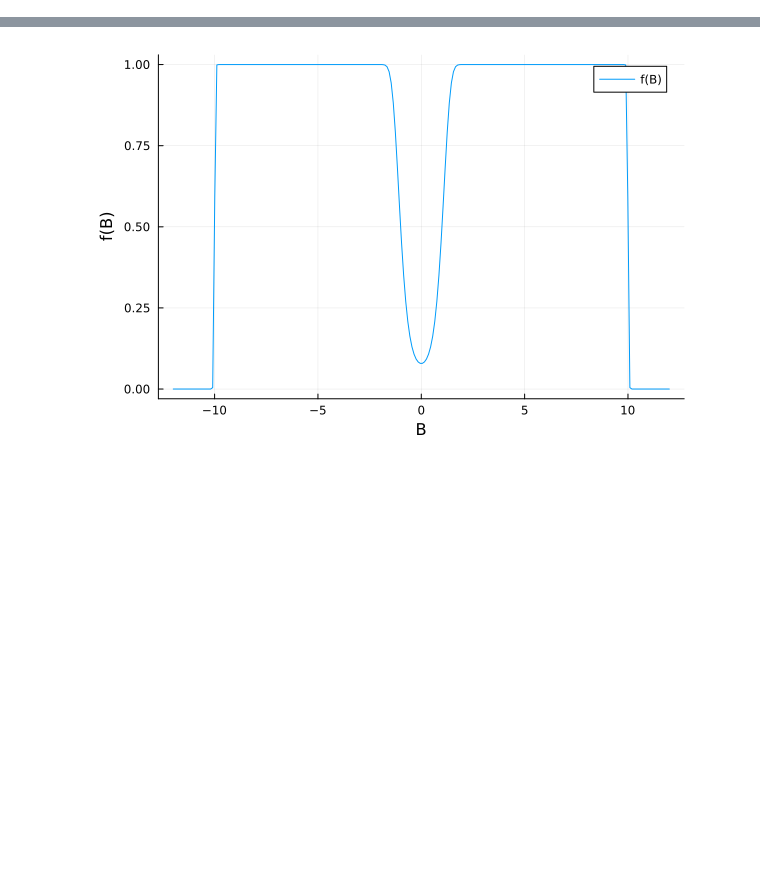
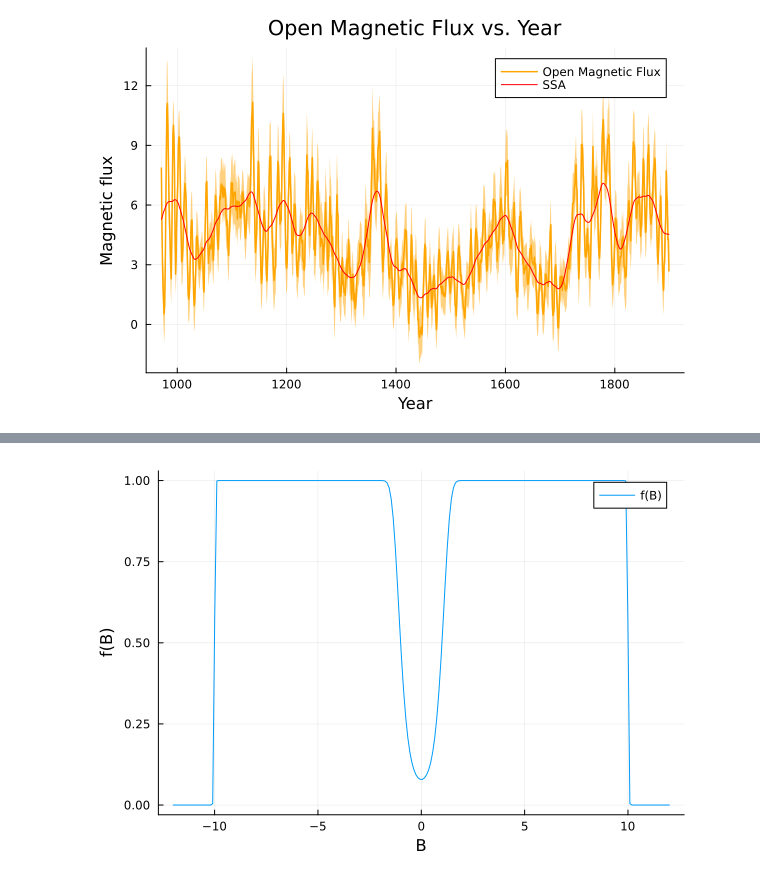
Before and after one commit to Kallo27/LCP_B, a Jupyter notebook: Project/prova.ipynb, the cells around one changed output, grey strips where cells are left out. Drawn from its saved outputs; the diff is of its cells as text; code cells hidden in the pictures; blank space fills up the shorter version.

Commit message:
Added plots

```diff
--- a/Project/prova.ipynb
+++ b/Project/prova.ipynb
@@ -3,3 +3,48 @@ using DifferentialEquations
 using SpecialFunctions
 using Plots
 using XLSX
+# %%
+# EXTRACTING OPEN MAGNETIC FLUX AND SUNSPOT NUMBER RECORDS FROM XLSX FILE
+
+# Initialize vectors
+years = Vector{Float64}()
+open_magn_flux = Vector{Float64}()
+open_magn_flux_err = Vector{Float64}()
+ssa_open_magn_flux = Vector{Float64}()
+sunsopts_num = Vector{Float64}()
+sunspots_err = Vector{Float64}()
+ssa_sunspots = Vector{Float64}()
+
+# Read from xlsx file the data
+XLSX.openxlsx("SN Usoskin Brehm.xlsx") do file
+  sheet = file["Data"]
+
+  for row in XLSX.eachrow(sheet)
+    year = row[2]
+    omf = row[3]
+    omf_err = row[4]
+    omf_ssa = row[5]
+    sun_num = row[7]
+    sun_err = row[8]
+    sun_ssa = row[9]
+
+    # Check if the rows values are numeric (and not empty nor strings)
+    if isa(year, Number)
+      push!(years, year)
+      push!(open_magn_flux, omf)
+      push!(open_magn_flux_err, omf_err)
+      push!(ssa_open_magn_flux, omf_ssa)
+      push!(sunsopts_num, sun_num)
+      push!(sunspots_err, sun_err)
+      push!(ssa_sunspots, sun_ssa)
+    end
+  end
+end
+# %%
+# PLOTTING OF THE OPEN MAGNETIC FLUX RECORDS FROM 971 TO 1899 (AD)
+
+plot(years, open_magn_flux, ribbon = open_magn_flux_err, xlabel = "Year", ylabel = "Magnetic flux",
+    title = "Open Magnetic Flux vs. Year", label = "Open Magnetic Flux", linewidth = 1.5, color = "orange")
+plot!(years, ssa_open_magn_flux, label = "SSA", linewidth = 1, color = "red")
+# %% [output]
+[figure, added]
```
Also changed, not shown: parts of 5 cells of this notebook, 1 other file.
